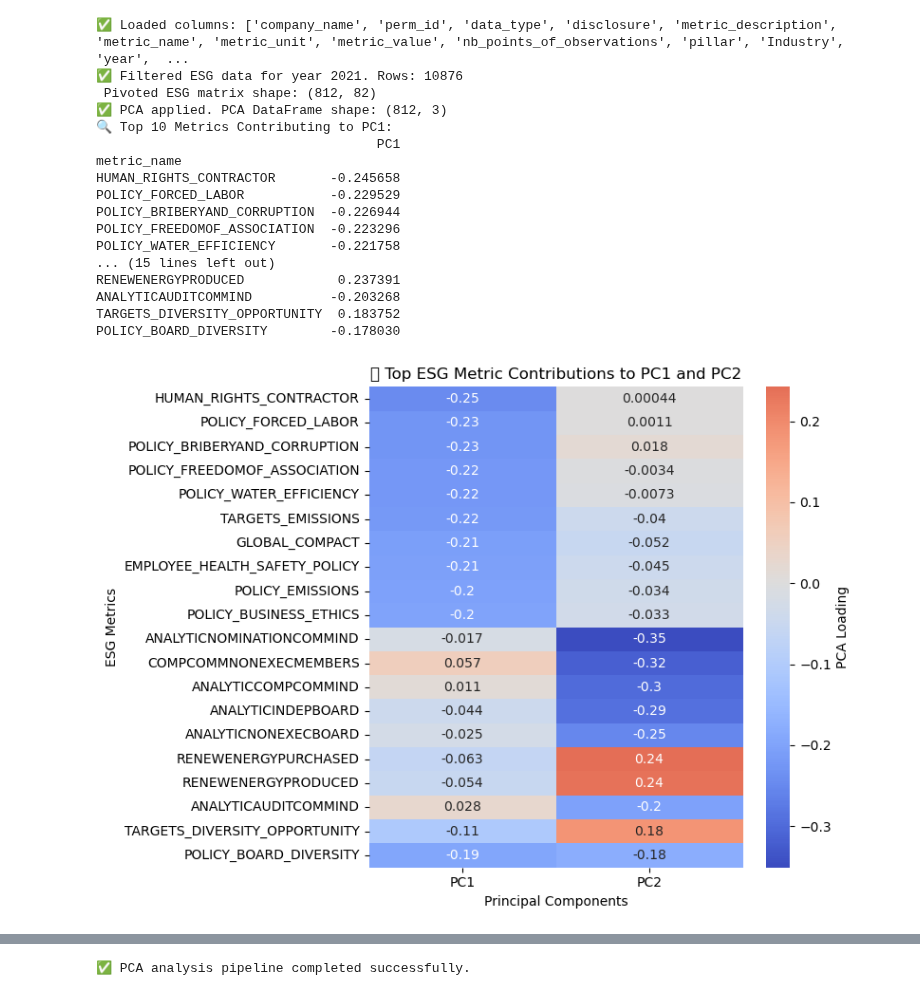
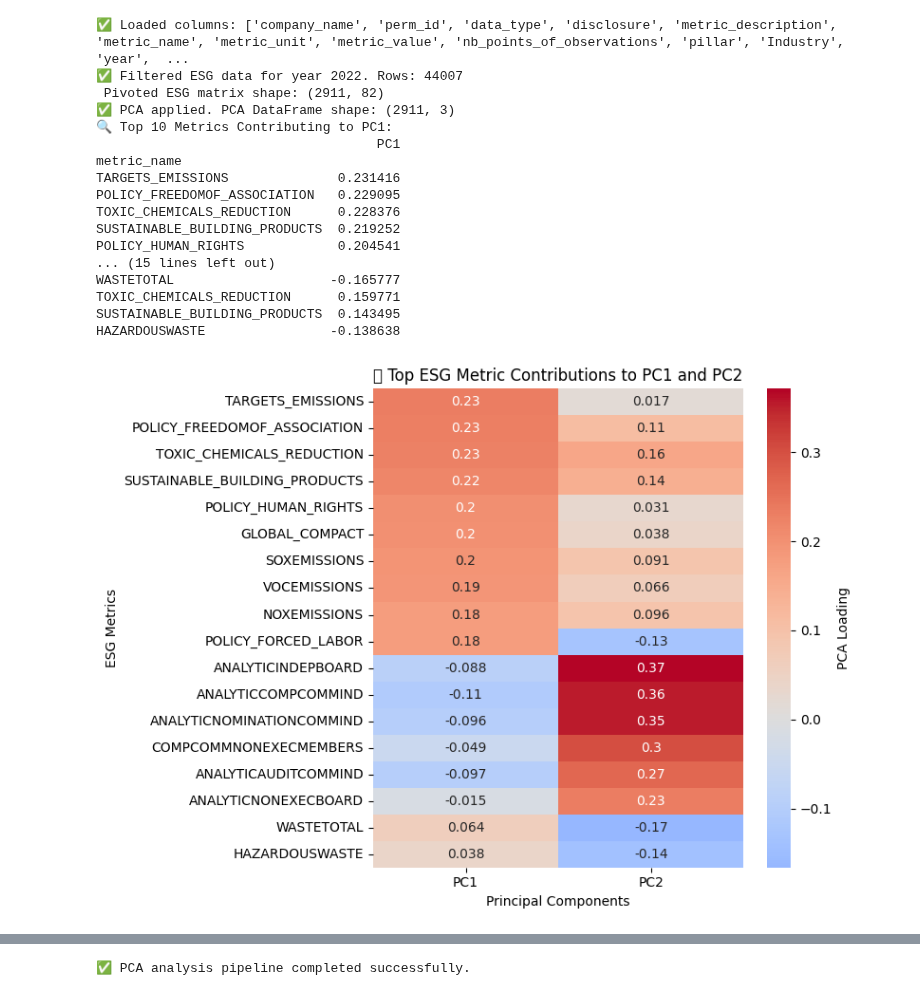
Before and after one commit to Sujan2023-AI/ESG_Analytical_Platform, a Jupyter notebook: notebooks/tdpca.ipynb, the cells around one changed output, grey strips where cells are left out. Cells and saved outputs as stored; diff of their text form; code cells hidden in the pictures.

```diff
--- a/notebooks/tdpca.ipynb
+++ b/notebooks/tdpca.ipynb
@@ -326,24 +326,24 @@ def run_pca_pipeline(file_path: str, year: str):
 
     print("✅ PCA analysis pipeline completed successfully.")
 # %%
-run_pca_pipeline(r"C:\Users\Vasan\OneDrive\Desktop\Final_project\capstone-project-2025-t1-25t1-9900-t12a-chocolate\Normalized_Data\semiconductors_esg_consolidated.csv", year="2021" \
-"")
+run_pca_pipeline("../Normalized_Data/semiconductors_esg_consolidated.csv", year="2022")
+#run_pca_pipeline("../Normalized_Data/biotechnology_and_pharmaceuticals_esg_consolidated.csv", year="2022")
 # %% [output]
 ✅ Loaded columns: ['company_name', 'perm_id', 'data_type', 'disclosure', 'metric_description', 'metric_name', 'metric_unit', 'metric_value', 'nb_points_of_observations', 'pillar', 'Industry', 'year',  ...
-✅ Filtered ESG data for year 2021. Rows: 10876
- Pivoted ESG matrix shape: (812, 82)
-✅ PCA applied. PCA DataFrame shape: (812, 3)
+✅ Filtered ESG data for year 2022. Rows: 44007
+ Pivoted ESG matrix shape: (2911, 82)
+✅ PCA applied. PCA DataFrame shape: (2911, 3)
 🔍 Top 10 Metrics Contributing to PC1:
                                     PC1
 metric_name
-HUMAN_RIGHTS_CONTRACTOR       -0.245658
-POLICY_FORCED_LABOR           -0.229529
-POLICY_BRIBERYAND_CORRUPTION  -0.226944
-POLICY_FREEDOMOF_ASSOCIATION  -0.223296
-POLICY_WATER_EFFICIENCY       -0.221758
+TARGETS_EMISSIONS              0.231416
+POLICY_FREEDOMOF_ASSOCIATION   0.229095
+TOXIC_CHEMICALS_REDUCTION      0.228376
+SUSTAINABLE_BUILDING_PRODUCTS  0.219252
+POLICY_HUMAN_RIGHTS            0.204541
 ... (15 lines left out)
-RENEWENERGYPRODUCED            0.237391
-ANALYTICAUDITCOMMIND          -0.203268
-TARGETS_DIVERSITY_OPPORTUNITY  0.183752
-POLICY_BOARD_DIVERSITY        -0.178030
+WASTETOTAL                    -0.165777
+TOXIC_CHEMICALS_REDUCTION      0.159771
+SUSTAINABLE_BUILDING_PRODUCTS  0.143495
+HAZARDOUSWASTE                -0.138638
-[figure, old version]
+[figure, new version]
```
Also changed, not shown: parts of 1 cell of this notebook.
